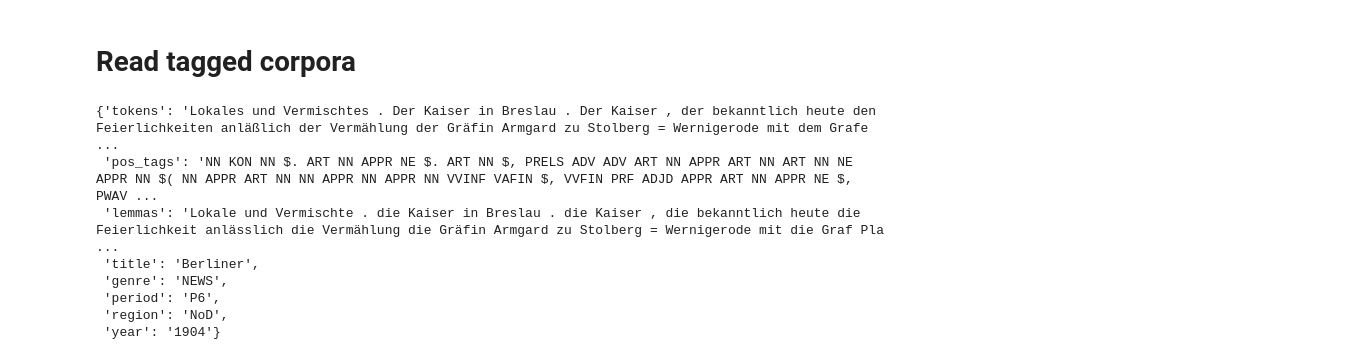
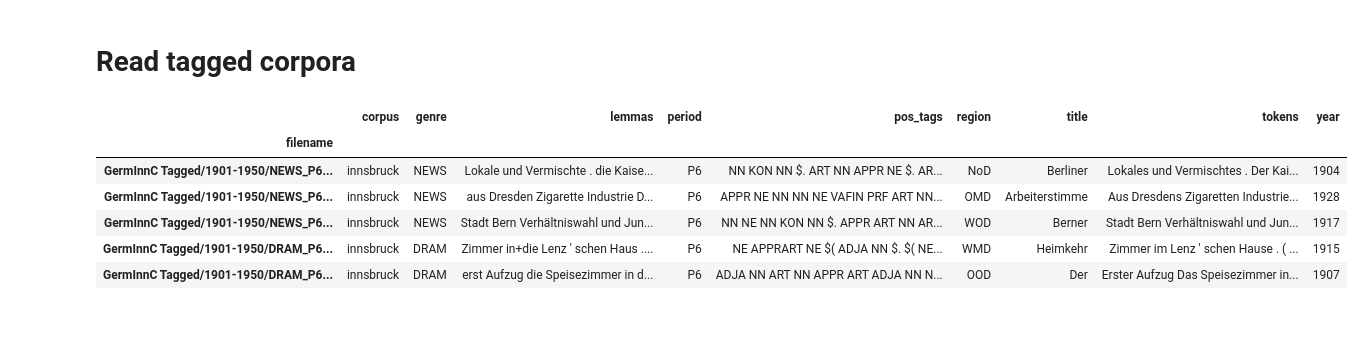
Before and after one commit to LennartKeller/TextklassifikationsProjekt2019, a Jupyter notebook: Create Dataset.ipynb, the cells around one changed output. Cells and saved outputs as stored; diff of their text form; code cells hidden in the pictures; blank space fills up the shorter version.

```diff
--- a/Create Dataset.ipynb
+++ b/Create Dataset.ipynb
@@ -170,11 +160,0 @@ for file in tagged_files:
-# %%
-tagged_data[0]
-# %% [output]
-{'tokens': 'Lokales und Vermischtes . Der Kaiser in Breslau . Der Kaiser , der bekanntlich heute den Feierlichkeiten anläßlich der Vermählung der Gräfin Armgard zu Stolberg = Wernigerode mit dem Grafe ...
- 'pos_tags': 'NN KON NN $. ART NN APPR NE $. ART NN $, PRELS ADV ADV ART NN APPR ART NN ART NN NE APPR NN $( NN APPR ART NN NN APPR NN APPR NN VVINF VAFIN $, VVFIN PRF ADJD APPR ART NN APPR NE $, PWAV ...
- 'lemmas': 'Lokale und Vermischte . die Kaiser in Breslau . die Kaiser , die bekanntlich heute die Feierlichkeit anlässlich die Vermählung die Gräfin Armgard zu Stolberg = Wernigerode mit die Graf Pla ...
- 'title': 'Berliner',
- 'genre': 'NEWS',
- 'period': 'P6',
- 'region': 'NoD',
- 'year': '1904'}
@@ -185,0 +161,33 @@ df.to_csv('tagged_dataset.csv', encoding='UTF-8')
+# %%
+def read_tagged_corpus(files: Iterable[str],
+                       corpus: str,
+                       columns: List[str],
+                       delimiter: str = '\t') -> pd.DataFrame:
+    data = []
+    erros = []
+    for file in files:
+        genre, period, region, year, title = os.path.basename(file).split('_')[:5]
+        text_data = {column_name: [] for column_name in columns}
+
+        text_data['genre'] = genre
+        text_data['period'] = period
+        text_data['region'] = region
+        text_data['year'] = year
+        text_data['title'] = title
+        text_data['corpus'] = corpus
+        text_data['filename'] = file
+        with open(file, 'r', encoding='UTF-8') as f:
+            for line in f:
+                if not line or line == '\n' or len(line.split()) == 1:
+                    continue
+                line = line.rstrip()
+                column_data = line.split(delimiter)[:len(columns)]
+                assert len(column_data) == len(columns), line
+                for column_name, entry in zip(columns, column_data):
+                    text_data[column_name].append(entry)
+        for column_name in columns:
+            text_data[column_name] = " ".join(text_data[column_name])
+        data.append(text_data)
+    df = pd.DataFrame.from_dict(data)
+    df = df.set_index('filename')
+    return df
@@ -185,0 +202,10 @@ df.to_csv('tagged_dataset.csv', encoding='UTF-8')
+# %%
+innsbruck_tagged_df.head()
+# %% [output]
+|  | corpus | genre | lemmas | period | pos_tags | region | title | tokens | year |
+| filename |  |  |  |  |  |  |  |  |  |
+| GermInnC Tagged/1901-1950/NEWS_P6... | innsbruck | NEWS | Lokale und Vermischte . die Kaise... | P6 | NN KON NN $. ART NN APPR NE $. AR... | NoD | Berliner | Lokales und Vermischtes . Der Kai... | 1904 |
+| GermInnC Tagged/1901-1950/NEWS_P6... | innsbruck | NEWS | aus Dresden Zigarette Industrie D... | P6 | APPR NE NN NN NE VAFIN PRF ART NN... | OMD | Arbeiterstimme | Aus Dresdens Zigaretten Industrie... | 1928 |
+| GermInnC Tagged/1901-1950/NEWS_P6... | innsbruck | NEWS | Stadt Bern Verhältniswahl und Jun... | P6 | NN NE NN KON NN $. APPR ART NN AR... | WOD | Berner | Stadt Bern Verhältniswahl und Jun... | 1917 |
+| GermInnC Tagged/1901-1950/DRAM_P6... | innsbruck | DRAM | Zimmer in+die Lenz ' schen Haus .... | P6 | NE APPRART NE $( ADJA NN $. $( NE... | WMD | Heimkehr | Zimmer im Lenz ' schen Hause . ( ... | 1915 |
+| GermInnC Tagged/1901-1950/DRAM_P6... | innsbruck | DRAM | erst Aufzug die Speisezimmer in d... | P6 | ADJA NN ART NN APPR ART ADJA NN N... | OOD | Der | Erster Aufzug Das Speisezimmer in... | 1907 |
```
Also changed, not shown: parts of 10 cells of this notebook.
